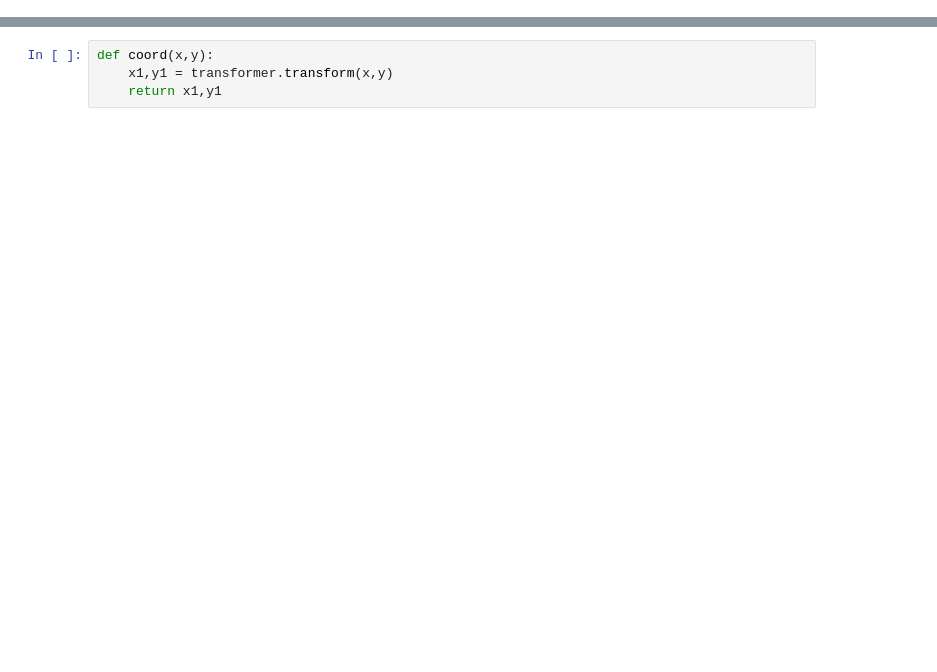
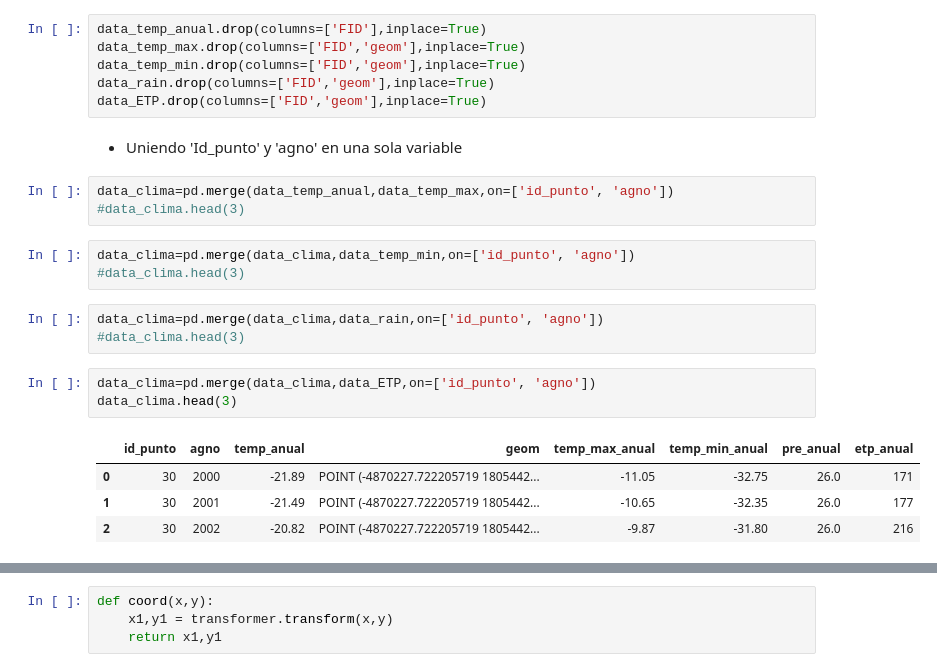
Before and after one commit to crcoronado/Datascience1, a Jupyter notebook: Union_datasets_climate.ipynb, the cells around one changed output, grey strips where cells are left out. Drawn from its saved outputs; the diff is of its cells as text; blank space fills up the shorter version.

```diff
--- a/Union_datasets_climate.ipynb
+++ b/Union_datasets_climate.ipynb
@@ -103,0 +113,25 @@ Requirement already satisfied: certifi in c:\users\ccoronad\anaconda3\lib\site-p
+# %%
+data_temp_anual.drop(columns=['FID'],inplace=True)
+data_temp_max.drop(columns=['FID','geom'],inplace=True)
+data_temp_min.drop(columns=['FID','geom'],inplace=True)
+data_rain.drop(columns=['FID','geom'],inplace=True)
+data_ETP.drop(columns=['FID','geom'],inplace=True)
+# %% [markdown]
+- Uniendo 'Id_punto' y 'agno' en una sola variable
+# %%
+data_clima=pd.merge(data_temp_anual,data_temp_max,on=['id_punto', 'agno'])
+#data_clima.head(3)
+# %%
+data_clima=pd.merge(data_clima,data_temp_min,on=['id_punto', 'agno'])
+#data_clima.head(3)
+# %%
+data_clima=pd.merge(data_clima,data_rain,on=['id_punto', 'agno'])
+#data_clima.head(3)
+# %%
+data_clima=pd.merge(data_clima,data_ETP,on=['id_punto', 'agno'])
+data_clima.head(3)
+# %% [output]
+|  | id_punto | agno | temp_anual | geom | temp_max_anual | temp_min_anual | pre_anual | etp_anual |
+| 0 | 30 | 2000 | -21.89 | POINT (-4870227.722205719 1805442... | -11.05 | -32.75 | 26.0 | 171 |
+| 1 | 30 | 2001 | -21.49 | POINT (-4870227.722205719 1805442... | -10.65 | -32.35 | 26.0 | 177 |
+| 2 | 30 | 2002 | -20.82 | POINT (-4870227.722205719 1805442... | -9.87 | -31.80 | 26.0 | 216 |
```
Also changed, not shown: parts of 42 cells of this notebook.
